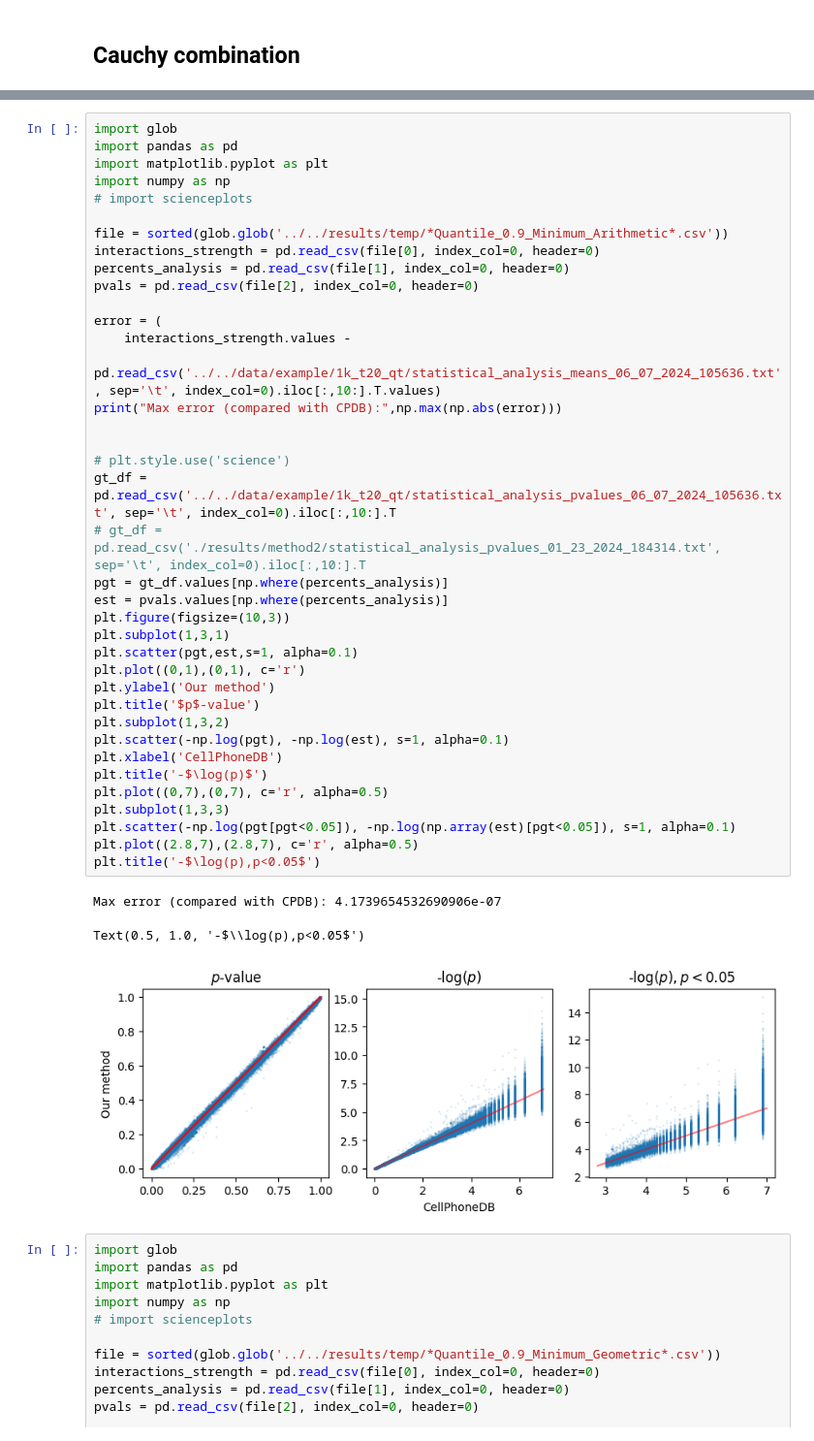
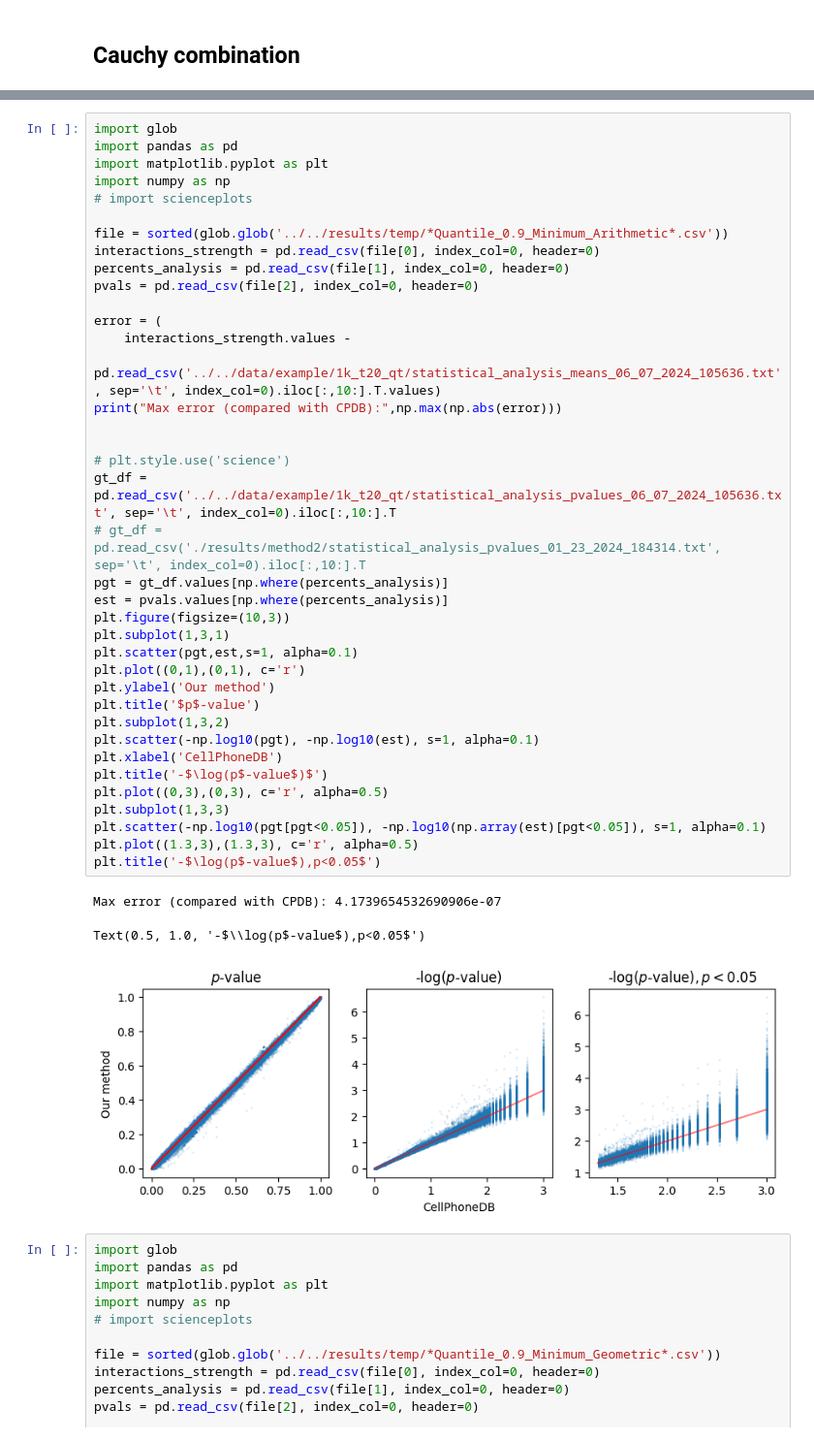
Before and after one commit to Svvord/FastCCC, a Jupyter notebook: fastcci_tutorial.ipynb, the cells around one changed output, grey strips where cells are left out. Shown: that part at 97% size. Cells and saved outputs as stored; diff of their text form.

```diff
--- a/fastcci_tutorial.ipynb
+++ b/fastcci_tutorial.ipynb
@@ -48,41 +44,41 @@ import matplotlib.pyplot as plt
 import numpy as np
 # import scienceplots
 
 file = sorted(glob.glob('../../results/temp/*Quantile_0.9_Minimum_Arithmetic*.csv'))
 interactions_strength = pd.read_csv(file[0], index_col=0, header=0)
 percents_analysis = pd.read_csv(file[1], index_col=0, header=0)
 pvals = pd.read_csv(file[2], index_col=0, header=0)
 
 error = (
     interactions_strength.values -
     pd.read_csv('../../data/example/1k_t20_qt/statistical_analysis_means_06_07_2024_105636.txt', sep='\t', index_col=0).iloc[:,10:].T.values)
 print("Max error (compared with CPDB):",np.max(np.abs(error)))
 
 
 # plt.style.use('science')
 gt_df = pd.read_csv('../../data/example/1k_t20_qt/statistical_analysis_pvalues_06_07_2024_105636.txt', sep='\t', index_col=0).iloc[:,10:].T
 # gt_df = pd.read_csv('./results/method2/statistical_analysis_pvalues_01_23_2024_184314.txt', sep='\t', index_col=0).iloc[:,10:].T
 pgt = gt_df.values[np.where(percents_analysis)]
 est = pvals.values[np.where(percents_analysis)]
 plt.figure(figsize=(10,3))
 plt.subplot(1,3,1)
 plt.scatter(pgt,est,s=1, alpha=0.1)
 plt.plot((0,1),(0,1), c='r')
 plt.ylabel('Our method')
 plt.title('$p$-value')
 plt.subplot(1,3,2)
-plt.scatter(-np.log(pgt), -np.log(est), s=1, alpha=0.1)
+plt.scatter(-np.log10(pgt), -np.log10(est), s=1, alpha=0.1)
 plt.xlabel('CellPhoneDB')
-plt.title('-$\log(p)$')
-plt.plot((0,7),(0,7), c='r', alpha=0.5)
+plt.title('-$\log(p$-value$)$')
+plt.plot((0,3),(0,3), c='r', alpha=0.5)
 plt.subplot(1,3,3)
-plt.scatter(-np.log(pgt[pgt<0.05]), -np.log(np.array(est)[pgt<0.05]), s=1, alpha=0.1)
-plt.plot((2.8,7),(2.8,7), c='r', alpha=0.5)
-plt.title('-$\log(p),p<0.05$')
+plt.scatter(-np.log10(pgt[pgt<0.05]), -np.log10(np.array(est)[pgt<0.05]), s=1, alpha=0.1)
+plt.plot((1.3,3),(1.3,3), c='r', alpha=0.5)
+plt.title('-$\log(p$-value$),p<0.05$')
 # %% [output]
 Max error (compared with CPDB): 4.1739654532690906e-07
-Text(0.5, 1.0, '-$\\log(p),p<0.05$')
+Text(0.5, 1.0, '-$\\log(p$-value$),p<0.05$')
-[figure, old version]
+[figure, new version]
 # %%
 import glob
 import pandas as pd
```
Also changed, not shown: parts of 13 cells of this notebook, 7 other files.
